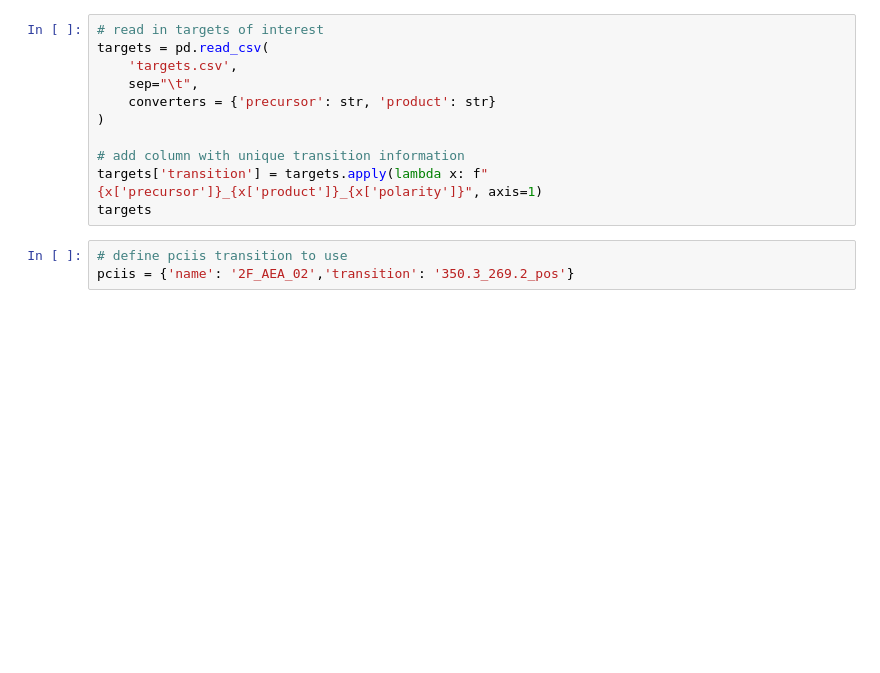
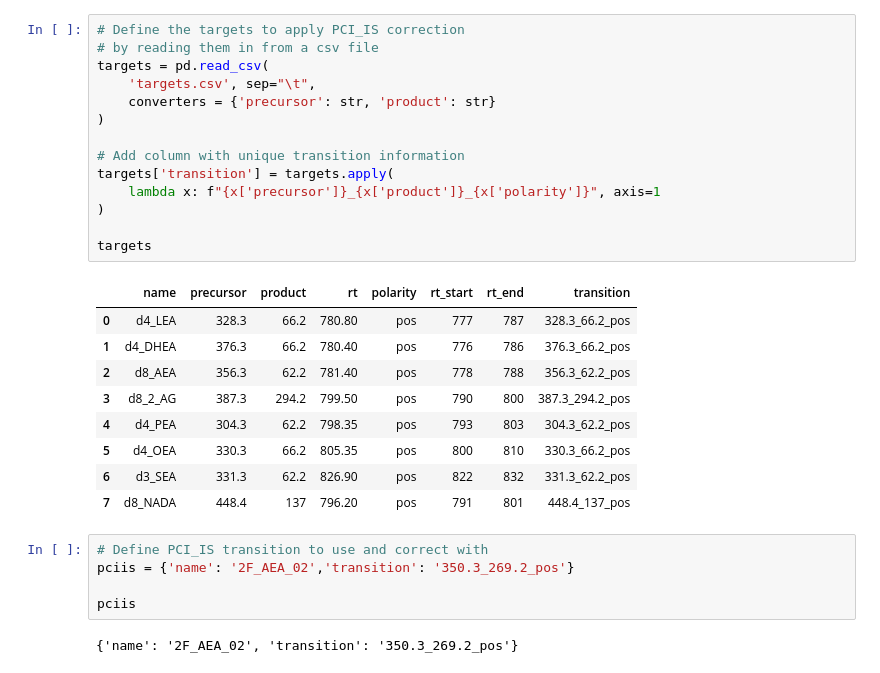
Before and after one commit to leidenuniv-lacdr-abs/endoc_pciis, a Jupyter notebook: notebook.ipynb, the cells around one changed output. Saved outputs shown, nothing was run; the diff lists cells and outputs as text; blank space fills up the shorter version.

```diff
--- a/notebook.ipynb
+++ b/notebook.ipynb
@@ -15,15 +36,32 @@ polyorder = 3          # smooth polyorder (scipy.signal.savgol_filter)
 # %%
-# read in targets of interest
+# Define the targets to apply PCI_IS correction
+# by reading them in from a csv file
 targets = pd.read_csv(
-    'targets.csv',
-    sep="\t",
+    'targets.csv', sep="\t",
     converters = {'precursor': str, 'product': str}
 )
 
-# add column with unique transition information
-targets['transition'] = targets.apply(lambda x: f"{x['precursor']}_{x['product']}_{x['polarity']}", axis=1)
+# Add column with unique transition information
+targets['transition'] = targets.apply(
+    lambda x: f"{x['precursor']}_{x['product']}_{x['polarity']}", axis=1
+)
+
 targets
+# %% [output]
+|  | name | precursor | product | rt | polarity | rt_start | rt_end | transition |
+| 0 | d4_LEA | 328.3 | 66.2 | 780.80 | pos | 777 | 787 | 328.3_66.2_pos |
+| 1 | d4_DHEA | 376.3 | 66.2 | 780.40 | pos | 776 | 786 | 376.3_66.2_pos |
+| 2 | d8_AEA | 356.3 | 62.2 | 781.40 | pos | 778 | 788 | 356.3_62.2_pos |
+| 3 | d8_2_AG | 387.3 | 294.2 | 799.50 | pos | 790 | 800 | 387.3_294.2_pos |
+| 4 | d4_PEA | 304.3 | 62.2 | 798.35 | pos | 793 | 803 | 304.3_62.2_pos |
+| 5 | d4_OEA | 330.3 | 66.2 | 805.35 | pos | 800 | 810 | 330.3_66.2_pos |
+| 6 | d3_SEA | 331.3 | 62.2 | 826.90 | pos | 822 | 832 | 331.3_62.2_pos |
+| 7 | d8_NADA | 448.4 | 137 | 796.20 | pos | 791 | 801 | 448.4_137_pos |
 # %%
-# define pciis transition to use
+# Define PCI_IS transition to use and correct with
 pciis = {'name': '2F_AEA_02','transition': '350.3_269.2_pos'}
+
+pciis
+# %% [output]
+{'name': '2F_AEA_02', 'transition': '350.3_269.2_pos'}
 # %%
```
Also changed, not shown: parts of 10 cells of this notebook.
